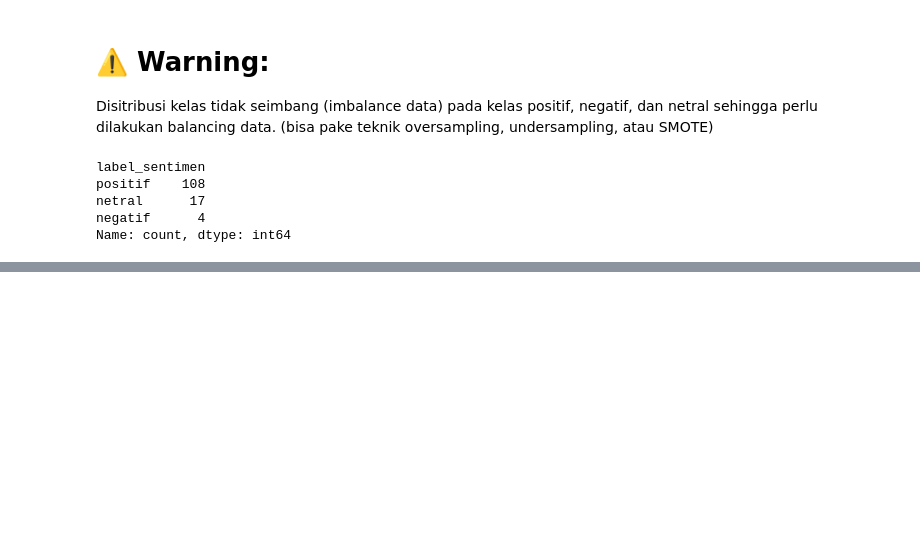
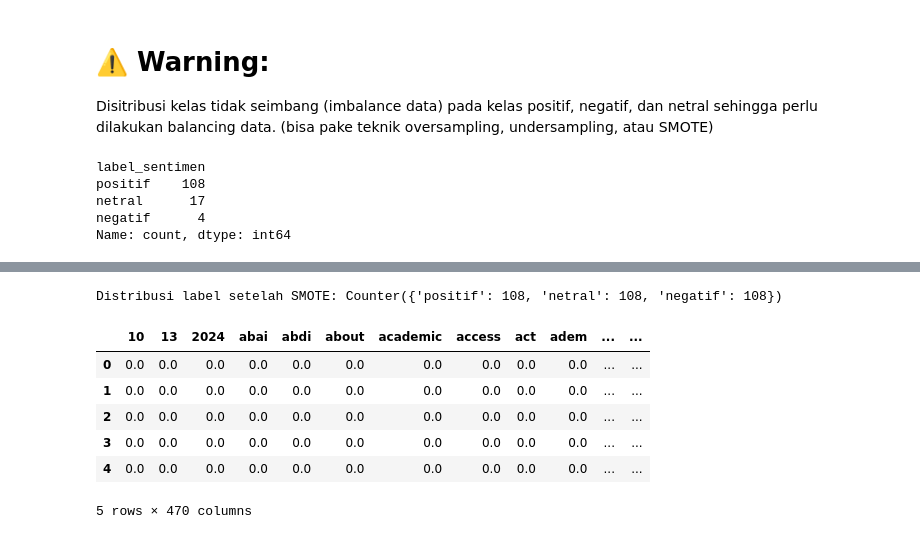
Before and after one commit to gbennnn/sentiment-analysis-aperti-bumn, a Jupyter notebook: src/preprocessing/ITTS_Preprocessing&EDA.ipynb, the cells around one changed output, grey strips where cells are left out. Cells and saved outputs as stored; diff of their text form; code cells hidden in the pictures; blank space fills up the shorter version.

```diff
--- a/src/preprocessing/ITTS_Preprocessing&EDA.ipynb
+++ b/src/preprocessing/ITTS_Preprocessing&EDA.ipynb
@@ -565,0 +605,26 @@ Name: count, dtype: int64
+# %%
+# Terapkan SMOTE dengan k_neighbors=3 karena kelas minoritas hanya punya 4 sampel
+smote = SMOTE(random_state=42, k_neighbors=3)
+X_resampled, y_resampled = smote.fit_resample(X, y)
+
+# Setelah SMOTE
+print("Distribusi label setelah SMOTE:", Counter(y_resampled))
+# %% [output]
+Distribusi label setelah SMOTE: Counter({'positif': 108, 'netral': 108, 'negatif': 108})
+# %%
+# Simpan hasilnya dalam DataFrame
+X_res_df = pd.DataFrame(X_resampled.toarray(), columns=vectorizer.get_feature_names_out())
+y_res_df = pd.DataFrame(y_resampled, columns=["label_sentimen"])
+
+# Gabungkan hasil
+df = pd.concat([X_res_df, y_res_df], axis=1)
+
+df.head()
+# %% [output]
+|  | 10 | 13 | 2024 | abai | abdi | about | academic | access | act | adem | ... | ... |
+| 0 | 0.0 | 0.0 | 0.0 | 0.0 | 0.0 | 0.0 | 0.0 | 0.0 | 0.0 | 0.0 | ... | ... |
+| 1 | 0.0 | 0.0 | 0.0 | 0.0 | 0.0 | 0.0 | 0.0 | 0.0 | 0.0 | 0.0 | ... | ... |
+| 2 | 0.0 | 0.0 | 0.0 | 0.0 | 0.0 | 0.0 | 0.0 | 0.0 | 0.0 | 0.0 | ... | ... |
+| 3 | 0.0 | 0.0 | 0.0 | 0.0 | 0.0 | 0.0 | 0.0 | 0.0 | 0.0 | 0.0 | ... | ... |
+| 4 | 0.0 | 0.0 | 0.0 | 0.0 | 0.0 | 0.0 | 0.0 | 0.0 | 0.0 | 0.0 | ... | ... |
+5 rows × 470 columns
```
Also changed, not shown: parts of 12 cells of this notebook, 1 other file.
